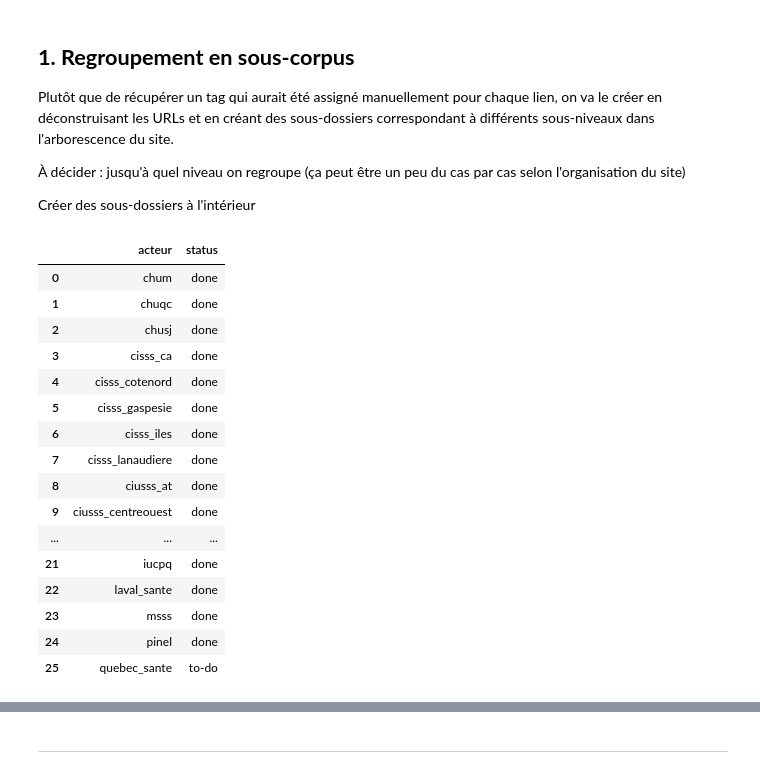
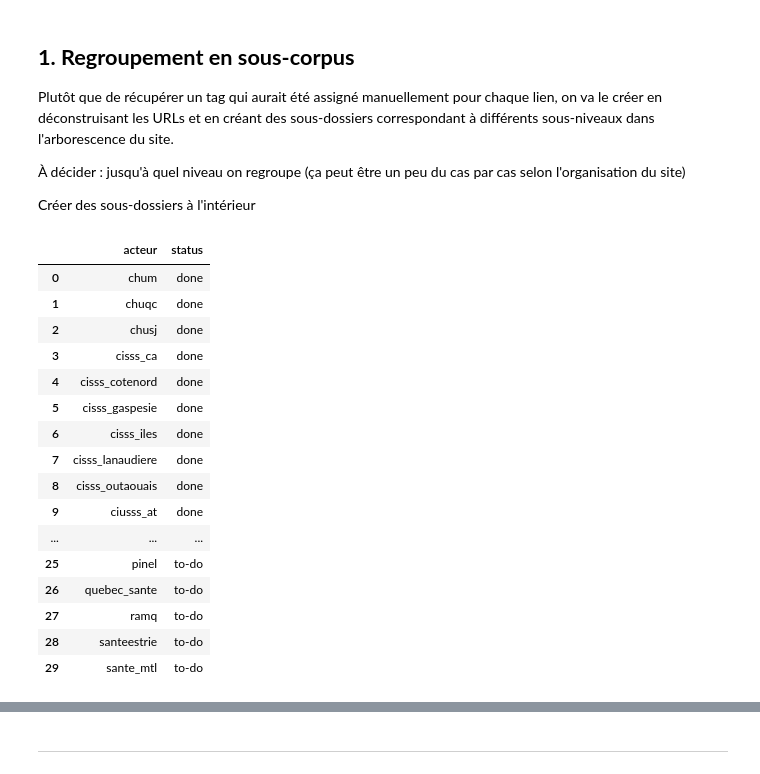
Before and after one commit to Camille-Demers/text-mining-project, a Jupyter notebook: 00-Jupyter-Notebooks/1-Sous_corpus.ipynb, the cells around one changed output, grey strips where cells are left out. Drawn from its saved outputs; the diff is of its cells as text; code cells hidden in the pictures.

```diff
--- a/00-Jupyter-Notebooks/1-Sous_corpus.ipynb
+++ b/00-Jupyter-Notebooks/1-Sous_corpus.ipynb
@@ -8,33 +8,33 @@ Créer des sous-dossiers à l'intérieur
 # %%
 from pandas import *
 import os
 acteurs = []
 base_path = '../03-corpus/2-data/1-fr/'
 for file in os.listdir(base_path):
     if file.endswith('.csv'):
         acteurs.append({'acteur':file[:-4], 'status': 'to-do'})
 
-for i in range(25):
+for i in range(14):
     acteurs[i]['status'] = 'done'
 DataFrame(acteurs)
 # %% [output]
 |  | acteur | status |
 | 0 | chum | done |
 | 1 | chuqc | done |
 | 2 | chusj | done |
 | 3 | cisss_ca | done |
 | 4 | cisss_cotenord | done |
 | 5 | cisss_gaspesie | done |
 | 6 | cisss_iles | done |
 | 7 | cisss_lanaudiere | done |
-| 8 | ciusss_at | done |
-| 9 | ciusss_centreouest | done |
+| 8 | cisss_outaouais | done |
+| 9 | ciusss_at | done |
 | ... | ... | ... |
-| 21 | iucpq | done |
-| 22 | laval_sante | done |
-| 23 | msss | done |
-| 24 | pinel | done |
-| 25 | quebec_sante | to-do |
+| 25 | pinel | to-do |
+| 26 | quebec_sante | to-do |
+| 27 | ramq | to-do |
+| 28 | santeestrie | to-do |
+| 29 | sante_mtl | to-do |
 # %%
 path = '../03-corpus/2-data/1-fr/'
 acteur = acteurs[i+1]['acteur']
```
Also changed, not shown: parts of 10 cells of this notebook, 20 other files.
